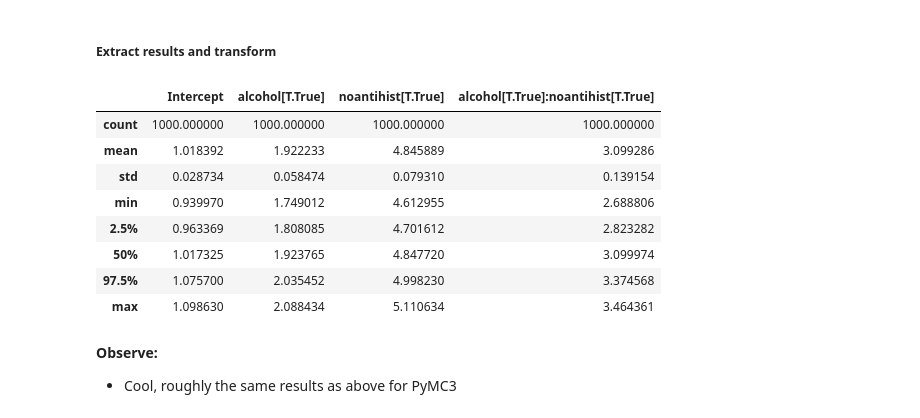
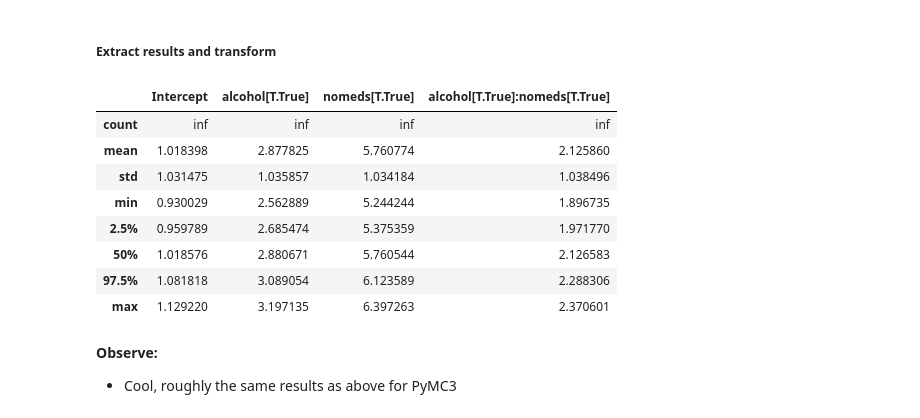
Before and after one commit to jonsedar/pymc3_vs_pystan, a Jupyter notebook: 80_PoissonRegression.ipynb, the cells around one changed output. Cells and saved outputs as stored; diff of their text form; code cells hidden in the pictures.

```diff
--- a/80_PoissonRegression.ipynb
+++ b/80_PoissonRegression.ipynb
@@ -178,0 +162,5 @@ mx_ex.tail()
+# %%
+## fml = 'nsneeze ~ alcohol + antihist + alcohol:antihist'  # alt formualtion
+fml = 'nsneeze ~ alcohol * nomeds'  # lazy formulation
+(mx_en, mx_ex) = pt.dmatrices(fml, df, return_type='dataframe', NA_action='raise')
+mx_ex.head()
@@ -181,17 +185,17 @@ mx_ex.tail()
 # %%
 with pm.Model() as mdl_fish:
 
-    # define priors, use HalfCauchy to force positive
-    b0 = pm.HalfCauchy('b0_intercept', beta=10)
-    b1 = pm.HalfCauchy('b1_alcohol[T.True]', beta=10)
-    b2 = pm.HalfCauchy('b2_noantihist[T.True]', beta=10)
-    b3 = pm.HalfCauchy('b3_alcohol[T.True]:noantihist[T.True]', beta=10)
+    # define priors, weakly informative Normal
+    b0 = pm.Normal('b0_intercept', mu=0, sd=10)
+    b1 = pm.Normal('b1_alcohol[T.True]', mu=0, sd=10)
+    b2 = pm.Normal('b2_nomeds[T.True]', mu=0, sd=10)
+    b3 = pm.Normal('b3_alcohol[T.True]:nomeds[T.True]', mu=0, sd=10)
 
-    # define linear model and link function
+    # define linear model and exp link function
     mu = (b0 +
             b1 * mx_ex['alcohol[T.True]'] +
-            b2 * mx_ex['noantihist[T.True]'] +
-            b3 * mx_ex['alcohol[T.True]:noantihist[T.True]'])
+            b2 * mx_ex['nomeds[T.True]'] +
+            b3 * mx_ex['alcohol[T.True]:nomeds[T.True]'])
 
     ## Define Poisson likelihood
-    y = pm.Poisson('y', mu=mu, observed=mx_en['nsneeze'].values)
+    y = pm.Poisson('y', mu=np.exp(mu), observed=mx_en['nsneeze'].values)
@@ -294,7 +315,7 @@ mdl_fish_stan_spec = """
     }
     transformed parameters {}
     model {
-        y ~ poisson(X * beta);                 // poisson likelihood
+        y ~ poisson(exp(X * beta));                 // poisson likelihood
     }
     generated quantities {}
     """
@@ -345,17 +366,17 @@ convergence, Rhat=1).
 samples = mdl_fish_stan_fit.extract(permuted=True)  # return a dict of arrays
 dftrc_fish_stan = pd.DataFrame(samples['beta'],columns=mx_ex.columns.tolist())
 # %%
-dftrc_fish_stan.describe(percentiles=[.025,.975])
+np.exp(dftrc_fish_stan.describe(percentiles=[.025,.975]))
 # %% [output]
-|  | Intercept | alcohol[T.True] | noantihist[T.True] | alcohol[T.True]:noantihist[T.True] |
-| count | 1000.000000 | 1000.000000 | 1000.000000 | 1000.000000 |
-| mean | 1.018392 | 1.922233 | 4.845889 | 3.099286 |
-| std | 0.028734 | 0.058474 | 0.079310 | 0.139154 |
-| min | 0.939970 | 1.749012 | 4.612955 | 2.688806 |
-| 2.5% | 0.963369 | 1.808085 | 4.701612 | 2.823282 |
-| 50% | 1.017325 | 1.923765 | 4.847720 | 3.099974 |
-| 97.5% | 1.075700 | 2.035452 | 4.998230 | 3.374568 |
-| max | 1.098630 | 2.088434 | 5.110634 | 3.464361 |
+|  | Intercept | alcohol[T.True] | nomeds[T.True] | alcohol[T.True]:nomeds[T.True] |
+| count | inf | inf | inf | inf |
+| mean | 1.018398 | 2.877825 | 5.760774 | 2.125860 |
+| std | 1.031475 | 1.035857 | 1.034184 | 1.038496 |
+| min | 0.930029 | 2.562889 | 5.244244 | 1.896735 |
+| 2.5% | 0.959789 | 2.685474 | 5.375359 | 1.971770 |
+| 50% | 1.018576 | 2.880671 | 5.760544 | 2.126583 |
+| 97.5% | 1.081818 | 3.089054 | 6.123589 | 2.288306 |
+| max | 1.129220 | 3.197135 | 6.397263 | 2.370601 |
 # %% [markdown]
 **Observe:**
 
```
Also changed, not shown: parts of 24 cells of this notebook, 5 other files.
